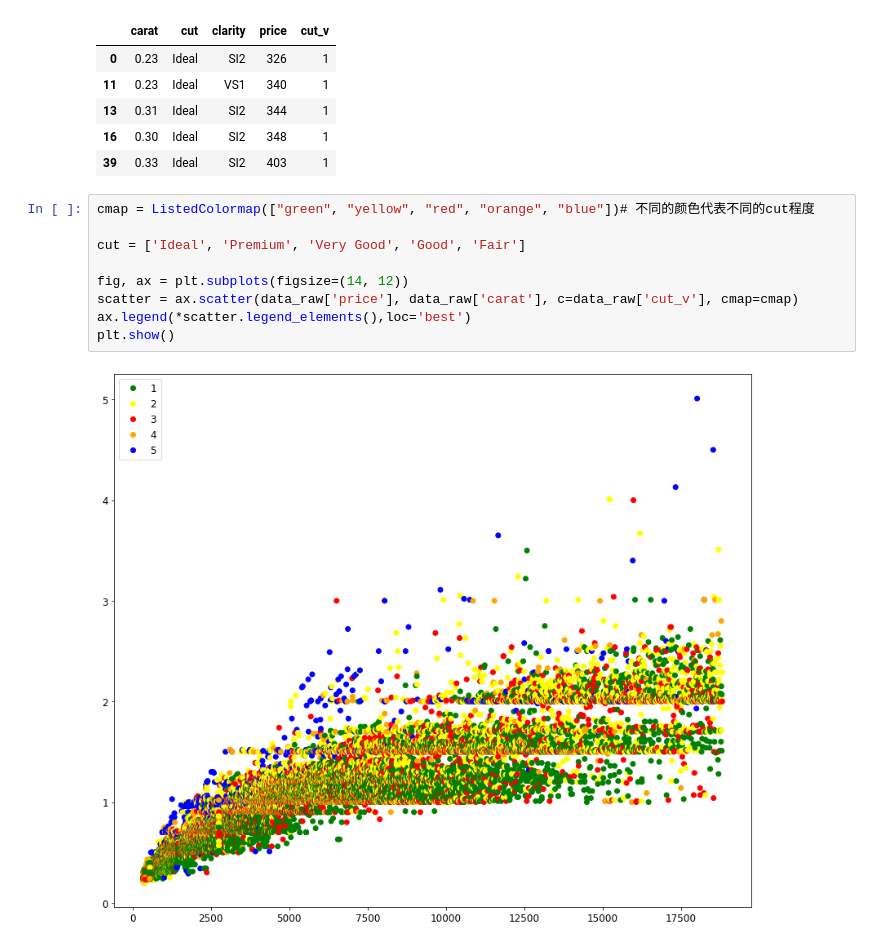
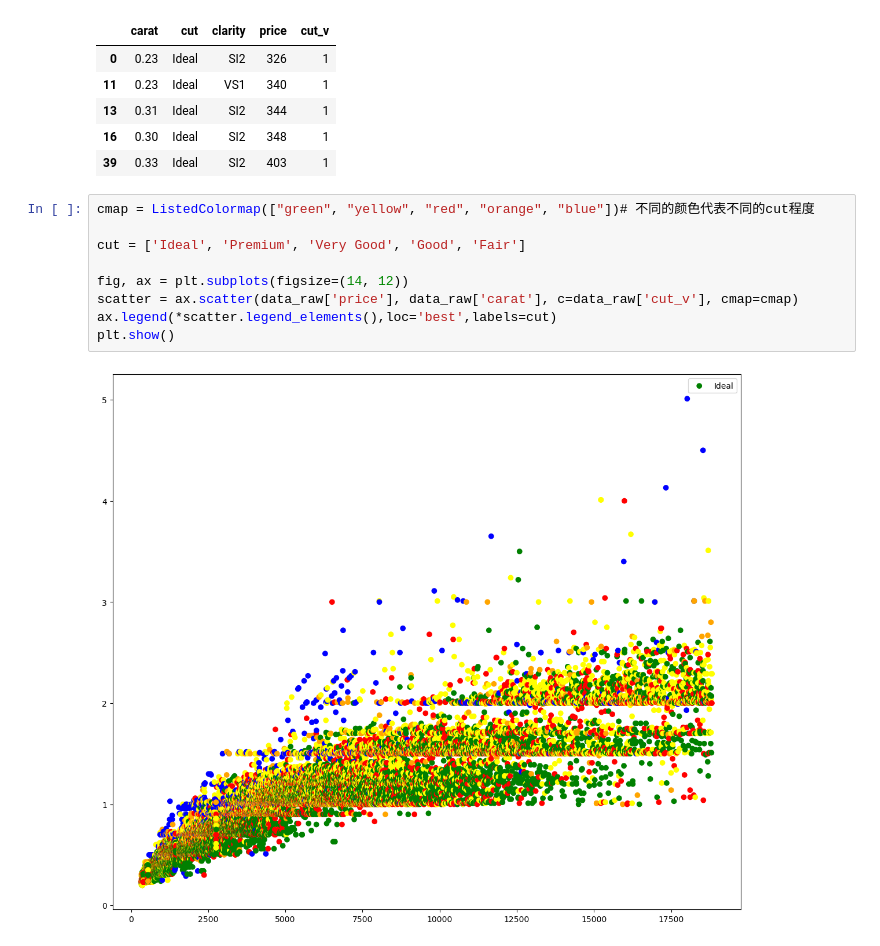
Before and after one commit to sorker/MatplotlibLearning, a Jupyter notebook: day_5.ipynb, the cells around one changed output. Drawn from its saved outputs; the diff is of its cells as text.

```diff
--- a/day_5.ipynb
+++ b/day_5.ipynb
@@ -145,14 +145,14 @@ data_raw.loc[data_raw['cut'] == 'Ideal'].head()
 # %%
 cmap = ListedColormap(["green", "yellow", "red", "orange", "blue"])# 不同的颜色代表不同的cut程度
 
 cut = ['Ideal', 'Premium', 'Very Good', 'Good', 'Fair']
 
 fig, ax = plt.subplots(figsize=(14, 12))
 scatter = ax.scatter(data_raw['price'], data_raw['carat'], c=data_raw['cut_v'], cmap=cmap)
-ax.legend(*scatter.legend_elements(),loc='best')
+ax.legend(*scatter.legend_elements(),loc='best',labels=cut)
 plt.show()
 # %% [output]
-[figure, old version]
+[figure, new version]
 # %%
 cmap = ["green", "yellow", "red", "orange", "blue"]# 不同的颜色代表不同的cut程度
 
```
Also changed, not shown: parts of 2 cells of this notebook.
